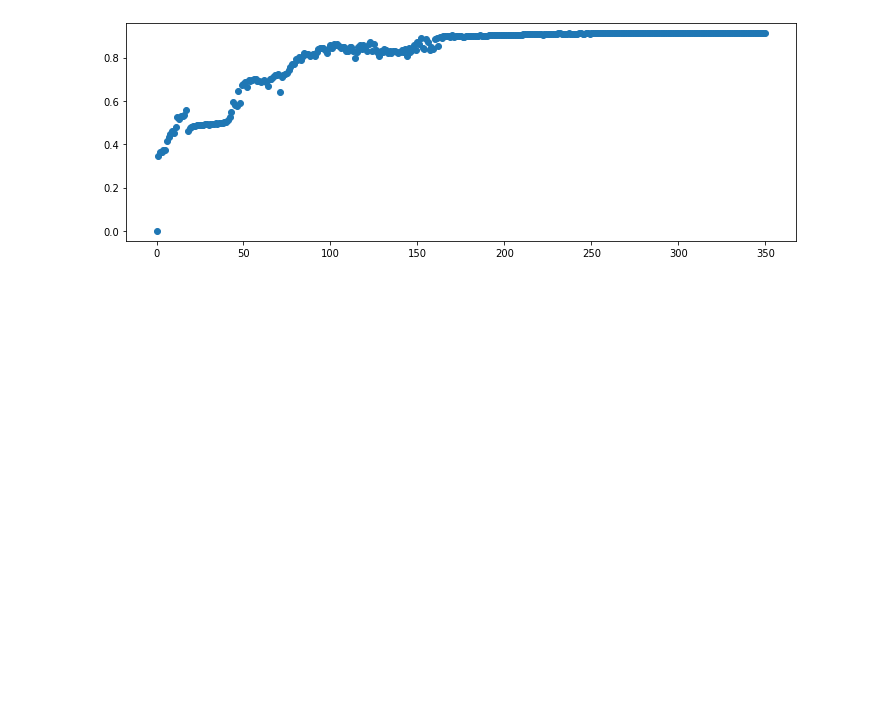
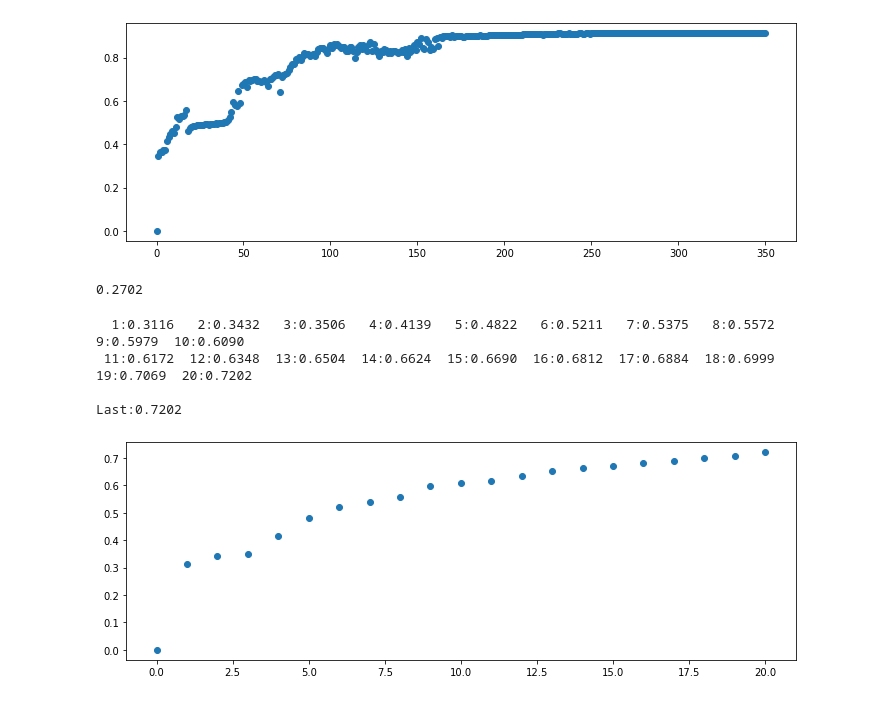
Before and after one commit to Aravinda89/fastai_bootcamp, a Jupyter notebook: BC2_1_MNIST_scratch.ipynb, the cells around one changed output. Drawn from its saved outputs; the diff is of its cells as text; code cells hidden in the pictures; blank space fills up the shorter version.

```diff
--- a/BC2_1_MNIST_scratch.ipynb
+++ b/BC2_1_MNIST_scratch.ipynb
@@ -870,0 +970,32 @@ Last:0.9124
+# %%
+shuffle(dset)
+dl = DataLoader(dset, batch_size=128)
+valid_dl = DataLoader(valid_dset, batch_size=5)
+
+w1 = init_params((28*28, 128))
+b1 = init_params(128)
+w2 = init_params((128, 64))
+b2 = init_params(64)
+w3 = init_params((64, 10))
+b3 = init_params(10)
+
+lr = 0.1
+params = w1, b1, w2, b2, w3, b3
+
+metric_results = {}
+metric_results['epochs'] = [0]
+metric_results['values'] = [0]
+
+train_epoch(model, lr, params)
+validate_epoch(classifier)
+# %% [output]
+0.2702
+# %%
+lr =0.1
+metric_results = run_n_epochs(model, lr, params, 20)
+# %% [output]
+  1:0.3116   2:0.3432   3:0.3506   4:0.4139   5:0.4822   6:0.5211   7:0.5375   8:0.5572   9:0.5979  10:0.6090
+ 11:0.6172  12:0.6348  13:0.6504  14:0.6624  15:0.6690  16:0.6812  17:0.6884  18:0.6999  19:0.7069  20:0.7202
+
+Last:0.7202
+[figure, added]
```
Also changed, not shown: parts of 30 cells of this notebook.
